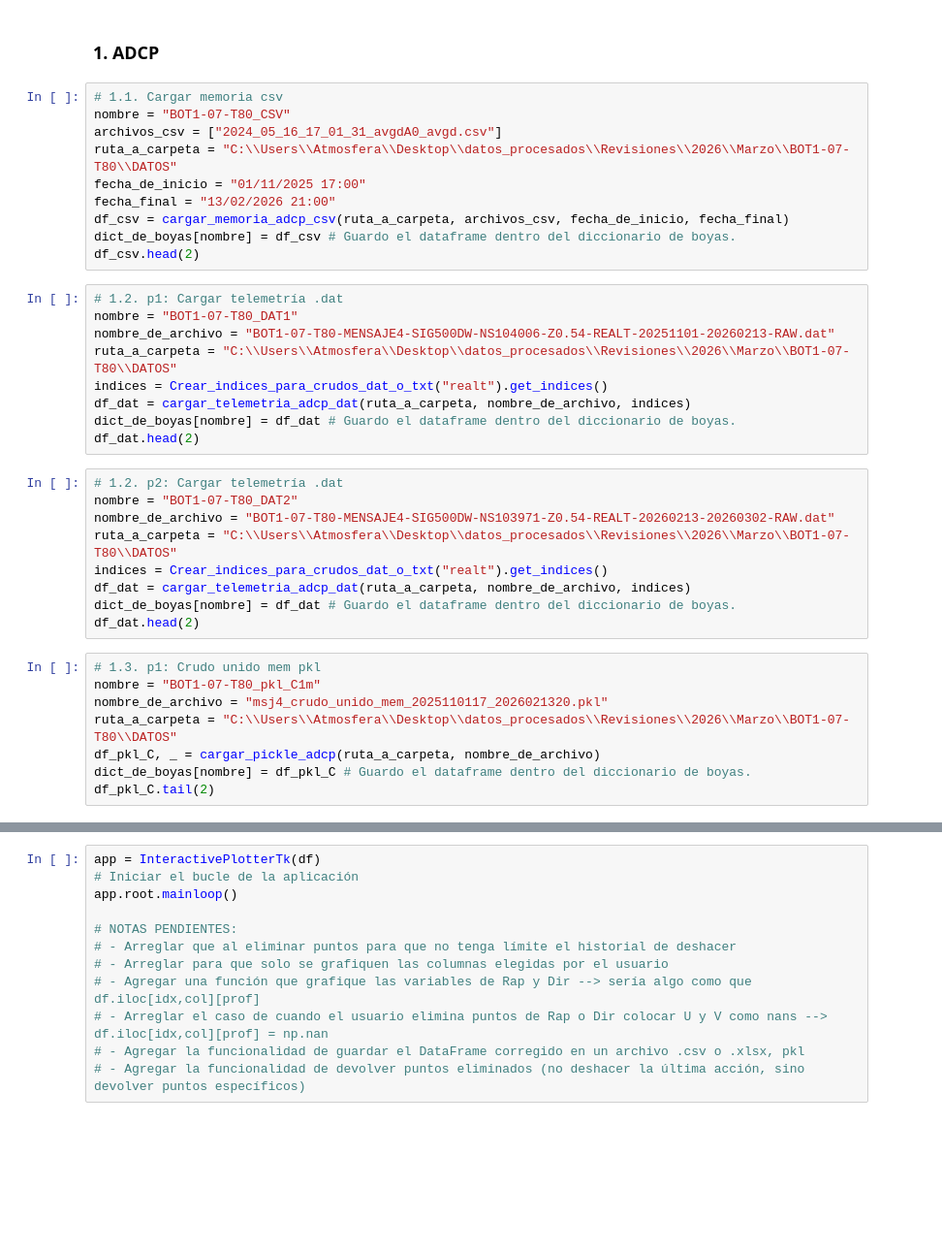
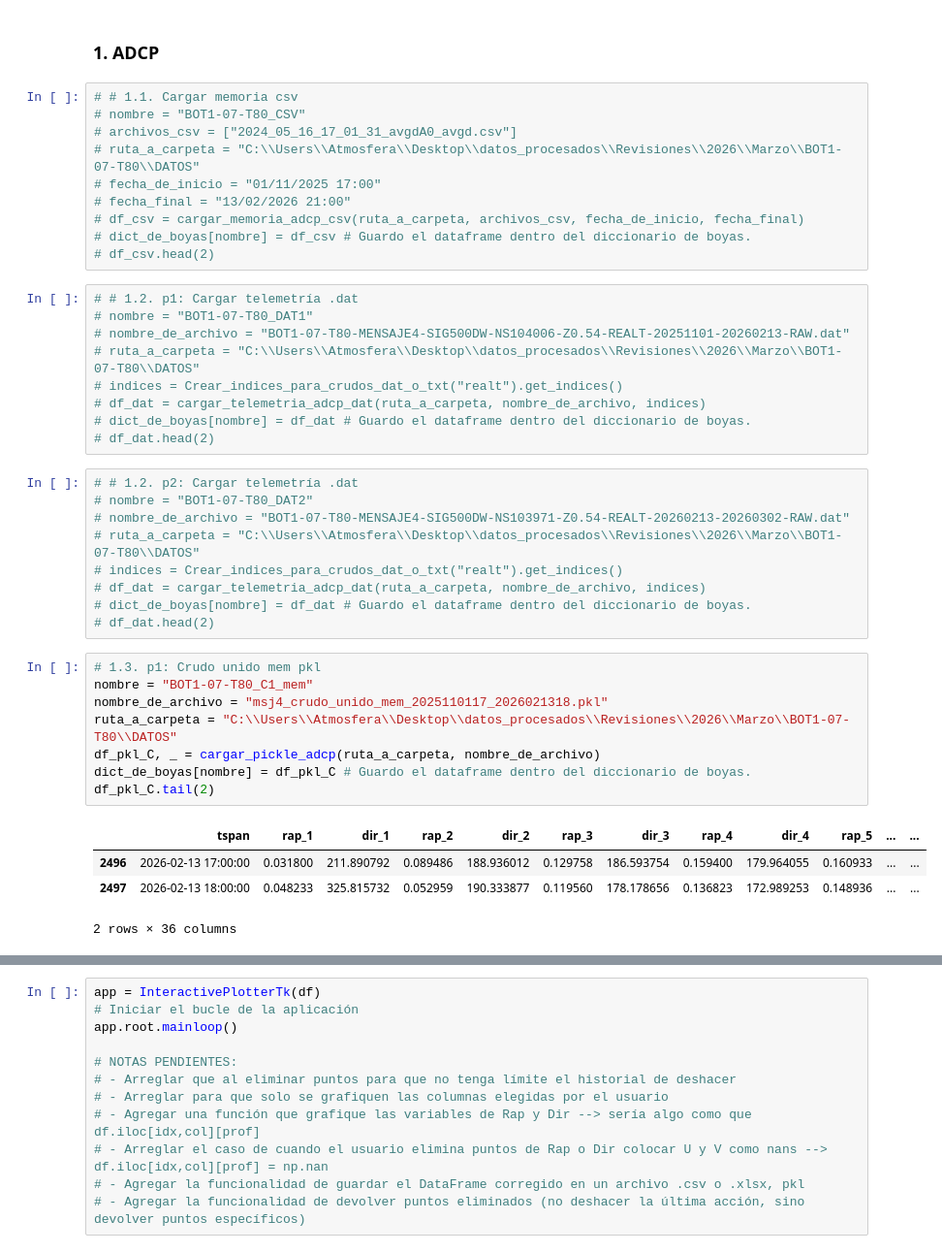
Before and after one commit to Fernandojbf123/time_series_editor_tkinter, a Jupyter notebook: revisiones/202603/corr_BOT1_07_T80.ipynb, the cells around one changed output, grey strips where cells are left out. Shown at 97% size. Drawn from its saved outputs; the diff is of its cells as text; blank space fills up the shorter version.

Commit message:
Agregadas las revisiones de mantenimiento de marzo

```diff
--- a/revisiones/202603/corr_BOT1_07_T80.ipynb
+++ b/revisiones/202603/corr_BOT1_07_T80.ipynb
@@ -44,40 +60,45 @@ dict_de_boyas = {}
 # %% [markdown]
 ### 1. ADCP
 # %%
-# 1.1. Cargar memoria csv
-nombre = "BOT1-07-T80_CSV"
-archivos_csv = ["2024_05_16_17_01_31_avgdA0_avgd.csv"]
-ruta_a_carpeta = "C:\\Users\\Atmosfera\\Desktop\\datos_procesados\\Revisiones\\2026\\Marzo\\BOT1-07-T80\\DATOS"
-fecha_de_inicio = "01/11/2025 17:00"
-fecha_final = "13/02/2026 21:00"
-df_csv = cargar_memoria_adcp_csv(ruta_a_carpeta, archivos_csv, fecha_de_inicio, fecha_final)
-dict_de_boyas[nombre] = df_csv # Guardo el dataframe dentro del diccionario de boyas.
-df_csv.head(2)
+# # 1.1. Cargar memoria csv
+# nombre = "BOT1-07-T80_CSV"
+# archivos_csv = ["2024_05_16_17_01_31_avgdA0_avgd.csv"]
+# ruta_a_carpeta = "C:\\Users\\Atmosfera\\Desktop\\datos_procesados\\Revisiones\\2026\\Marzo\\BOT1-07-T80\\DATOS"
+# fecha_de_inicio = "01/11/2025 17:00"
+# fecha_final = "13/02/2026 21:00"
+# df_csv = cargar_memoria_adcp_csv(ruta_a_carpeta, archivos_csv, fecha_de_inicio, fecha_final)
+# dict_de_boyas[nombre] = df_csv # Guardo el dataframe dentro del diccionario de boyas.
+# df_csv.head(2)
 # %%
-# 1.2. p1: Cargar telemetría .dat
-nombre = "BOT1-07-T80_DAT1"
-nombre_de_archivo = "BOT1-07-T80-MENSAJE4-SIG500DW-NS104006-Z0.54-REALT-20251101-20260213-RAW.dat"
-ruta_a_carpeta = "C:\\Users\\Atmosfera\\Desktop\\datos_procesados\\Revisiones\\2026\\Marzo\\BOT1-07-T80\\DATOS"
-indices = Crear_indices_para_crudos_dat_o_txt("realt").get_indices()
-df_dat = cargar_telemetria_adcp_dat(ruta_a_carpeta, nombre_de_archivo, indices)
-dict_de_boyas[nombre] = df_dat # Guardo el dataframe dentro del diccionario de boyas.
-df_dat.head(2)
+# # 1.2. p1: Cargar telemetría .dat
+# nombre = "BOT1-07-T80_DAT1"
+# nombre_de_archivo = "BOT1-07-T80-MENSAJE4-SIG500DW-NS104006-Z0.54-REALT-20251101-20260213-RAW.dat"
+# ruta_a_carpeta = "C:\\Users\\Atmosfera\\Desktop\\datos_procesados\\Revisiones\\2026\\Marzo\\BOT1-07-T80\\DATOS"
+# indices = Crear_indices_para_crudos_dat_o_txt("realt").get_indices()
+# df_dat = cargar_telemetria_adcp_dat(ruta_a_carpeta, nombre_de_archivo, indices)
+# dict_de_boyas[nombre] = df_dat # Guardo el dataframe dentro del diccionario de boyas.
+# df_dat.head(2)
 # %%
-# 1.2. p2: Cargar telemetría .dat
-nombre = "BOT1-07-T80_DAT2"
-nombre_de_archivo = "BOT1-07-T80-MENSAJE4-SIG500DW-NS103971-Z0.54-REALT-20260213-20260302-RAW.dat"
-ruta_a_carpeta = "C:\\Users\\Atmosfera\\Desktop\\datos_procesados\\Revisiones\\2026\\Marzo\\BOT1-07-T80\\DATOS"
-indices = Crear_indices_para_crudos_dat_o_txt("realt").get_indices()
-df_dat = cargar_telemetria_adcp_dat(ruta_a_carpeta, nombre_de_archivo, indices)
-dict_de_boyas[nombre] = df_dat # Guardo el dataframe dentro del diccionario de boyas.
-df_dat.head(2)
+# # 1.2. p2: Cargar telemetría .dat
+# nombre = "BOT1-07-T80_DAT2"
+# nombre_de_archivo = "BOT1-07-T80-MENSAJE4-SIG500DW-NS103971-Z0.54-REALT-20260213-20260302-RAW.dat"
+# ruta_a_carpeta = "C:\\Users\\Atmosfera\\Desktop\\datos_procesados\\Revisiones\\2026\\Marzo\\BOT1-07-T80\\DATOS"
+# indices = Crear_indices_para_crudos_dat_o_txt("realt").get_indices()
+# df_dat = cargar_telemetria_adcp_dat(ruta_a_carpeta, nombre_de_archivo, indices)
+# dict_de_boyas[nombre] = df_dat # Guardo el dataframe dentro del diccionario de boyas.
+# df_dat.head(2)
 # %%
 # 1.3. p1: Crudo unido mem pkl
-nombre = "BOT1-07-T80_pkl_C1m"
-nombre_de_archivo = "msj4_crudo_unido_mem_2025110117_2026021320.pkl"
+nombre = "BOT1-07-T80_C1_mem"
+nombre_de_archivo = "msj4_crudo_unido_mem_2025110117_2026021318.pkl"
 ruta_a_carpeta = "C:\\Users\\Atmosfera\\Desktop\\datos_procesados\\Revisiones\\2026\\Marzo\\BOT1-07-T80\\DATOS"
 df_pkl_C, _ = cargar_pickle_adcp(ruta_a_carpeta, nombre_de_archivo)
 dict_de_boyas[nombre] = df_pkl_C # Guardo el dataframe dentro del diccionario de boyas.
 df_pkl_C.tail(2)
+# %% [output]
+|  | tspan | rap_1 | dir_1 | rap_2 | dir_2 | rap_3 | dir_3 | rap_4 | dir_4 | rap_5 | ... | ... |
+| 2496 | 2026-02-13 17:00:00 | 0.031800 | 211.890792 | 0.089486 | 188.936012 | 0.129758 | 186.593754 | 0.159400 | 179.964055 | 0.160933 | ... | ... |
+| 2497 | 2026-02-13 18:00:00 | 0.048233 | 325.815732 | 0.052959 | 190.333877 | 0.119560 | 178.178656 | 0.136823 | 172.989253 | 0.148936 | ... | ... |
+2 rows × 36 columns
 # %%
 # 1.3. p2: crudo unido realt .pkl
```
Also changed, not shown: parts of 10 cells of this notebook, 38 other files.
